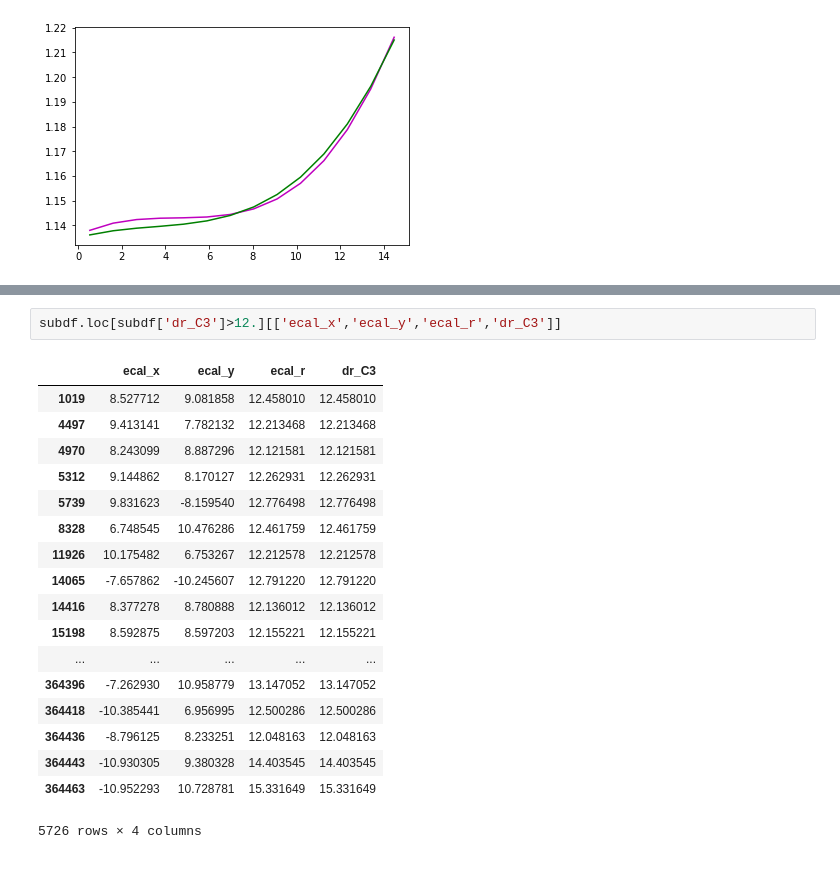
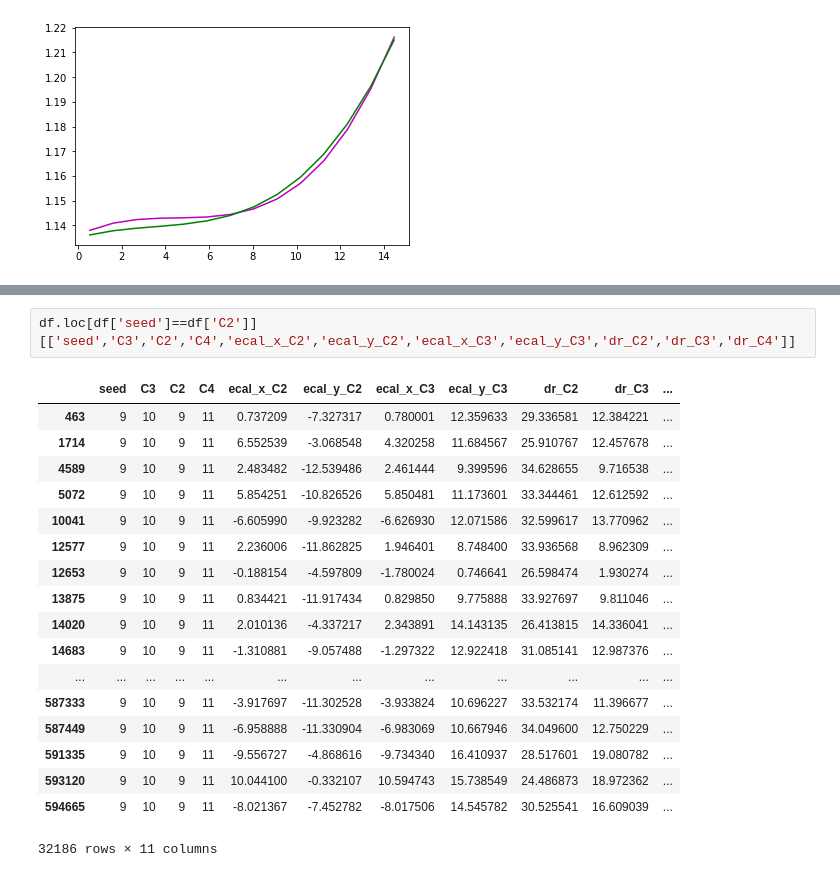
Before and after one commit to chernyavskaya/ECALtestBeam, a Jupyter notebook: EcalTimeUniformity.ipynb, the cells around one changed output, grey strips where cells are left out. Saved outputs shown, nothing was run; the diff lists cells and outputs as text.

```diff
--- a/EcalTimeUniformity.ipynb
+++ b/EcalTimeUniformity.ipynb
@@ -578,24 +616,24 @@ subdf = df.loc[ (df['ecal_x']<(x_center+11)) & (df['ecal_x']>(x_center-11)) &(df
 # %% [output]
 0 -22
-# %%
-subdf.loc[subdf['dr_C3']>12.][['ecal_x','ecal_y','ecal_r','dr_C3']]
-# %% [output]
-|  | ecal_x | ecal_y | ecal_r | dr_C3 |
-| 1019 | 8.527712 | 9.081858 | 12.458010 | 12.458010 |
-| 4497 | 9.413141 | 7.782132 | 12.213468 | 12.213468 |
-| 4970 | 8.243099 | 8.887296 | 12.121581 | 12.121581 |
-| 5312 | 9.144862 | 8.170127 | 12.262931 | 12.262931 |
-| 5739 | 9.831623 | -8.159540 | 12.776498 | 12.776498 |
-| 8328 | 6.748545 | 10.476286 | 12.461759 | 12.461759 |
-| 11926 | 10.175482 | 6.753267 | 12.212578 | 12.212578 |
-| 14065 | -7.657862 | -10.245607 | 12.791220 | 12.791220 |
-| 14416 | 8.377278 | 8.780888 | 12.136012 | 12.136012 |
-| 15198 | 8.592875 | 8.597203 | 12.155221 | 12.155221 |
-| ... | ... | ... | ... | ... |
-| 364396 | -7.262930 | 10.958779 | 13.147052 | 13.147052 |
-| 364418 | -10.385441 | 6.956995 | 12.500286 | 12.500286 |
-| 364436 | -8.796125 | 8.233251 | 12.048163 | 12.048163 |
-| 364443 | -10.930305 | 9.380328 | 14.403545 | 14.403545 |
-| 364463 | -10.952293 | 10.728781 | 15.331649 | 15.331649 |
-5726 rows × 4 columns
+# %%
+df.loc[df['seed']==df['C2']][['seed','C3','C2','C4','ecal_x_C2','ecal_y_C2','ecal_x_C3','ecal_y_C3','dr_C2','dr_C3','dr_C4']]
+# %% [output]
+|  | seed | C3 | C2 | C4 | ecal_x_C2 | ecal_y_C2 | ecal_x_C3 | ecal_y_C3 | dr_C2 | dr_C3 | ... |
+| 463 | 9 | 10 | 9 | 11 | 0.737209 | -7.327317 | 0.780001 | 12.359633 | 29.336581 | 12.384221 | ... |
+| 1714 | 9 | 10 | 9 | 11 | 6.552539 | -3.068548 | 4.320258 | 11.684567 | 25.910767 | 12.457678 | ... |
+| 4589 | 9 | 10 | 9 | 11 | 2.483482 | -12.539486 | 2.461444 | 9.399596 | 34.628655 | 9.716538 | ... |
+| 5072 | 9 | 10 | 9 | 11 | 5.854251 | -10.826526 | 5.850481 | 11.173601 | 33.344461 | 12.612592 | ... |
+| 10041 | 9 | 10 | 9 | 11 | -6.605990 | -9.923282 | -6.626930 | 12.071586 | 32.599617 | 13.770962 | ... |
+| 12577 | 9 | 10 | 9 | 11 | 2.236006 | -11.862825 | 1.946401 | 8.748400 | 33.936568 | 8.962309 | ... |
+| 12653 | 9 | 10 | 9 | 11 | -0.188154 | -4.597809 | -1.780024 | 0.746641 | 26.598474 | 1.930274 | ... |
+| 13875 | 9 | 10 | 9 | 11 | 0.834421 | -11.917434 | 0.829850 | 9.775888 | 33.927697 | 9.811046 | ... |
+| 14020 | 9 | 10 | 9 | 11 | 2.010136 | -4.337217 | 2.343891 | 14.143135 | 26.413815 | 14.336041 | ... |
+| 14683 | 9 | 10 | 9 | 11 | -1.310881 | -9.057488 | -1.297322 | 12.922418 | 31.085141 | 12.987376 | ... |
+| ... | ... | ... | ... | ... | ... | ... | ... | ... | ... | ... | ... |
+| 587333 | 9 | 10 | 9 | 11 | -3.917697 | -11.302528 | -3.933824 | 10.696227 | 33.532174 | 11.396677 | ... |
+| 587449 | 9 | 10 | 9 | 11 | -6.958888 | -11.330904 | -6.983069 | 10.667946 | 34.049600 | 12.750229 | ... |
+| 591335 | 9 | 10 | 9 | 11 | -9.556727 | -4.868616 | -9.734340 | 16.410937 | 28.517601 | 19.080782 | ... |
+| 593120 | 9 | 10 | 9 | 11 | 10.044100 | -0.332107 | 10.594743 | 15.738549 | 24.486873 | 18.972362 | ... |
+| 594665 | 9 | 10 | 9 | 11 | -8.021367 | -7.452782 | -8.017506 | 14.545782 | 30.525541 | 16.609039 | ... |
+32186 rows × 11 columns
 # %%
```
Also changed, not shown: parts of 12 cells of this notebook, 1 other file.
